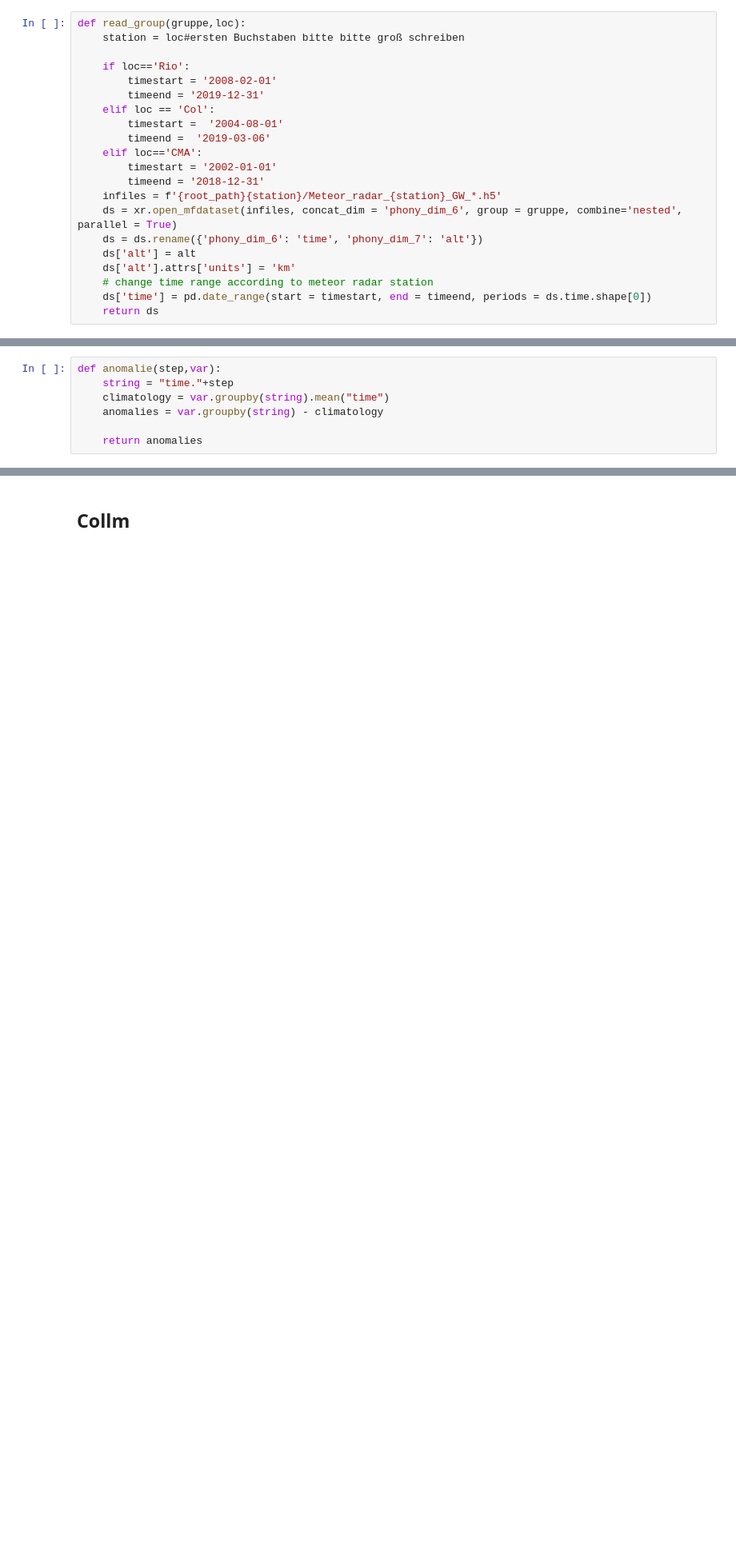
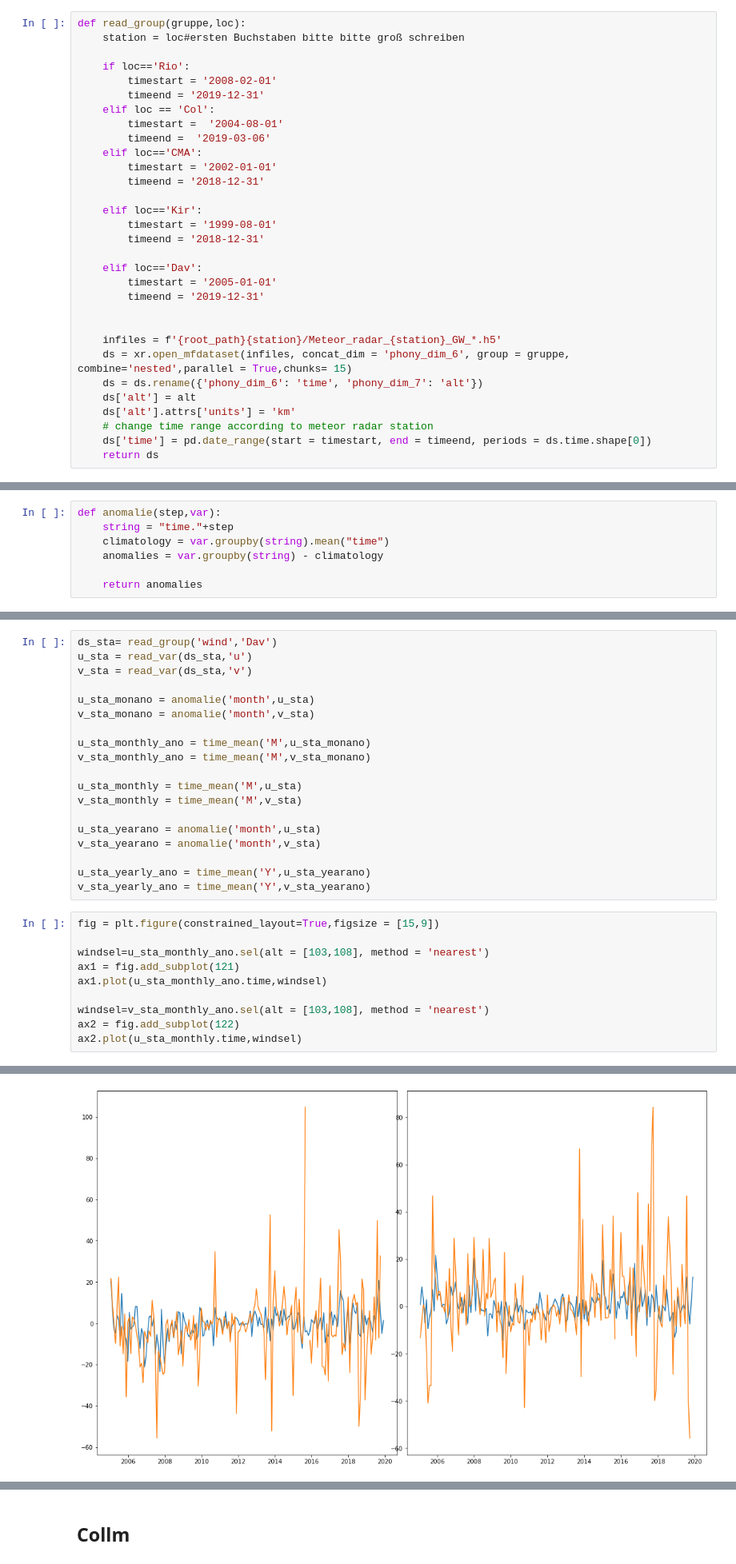
Before and after one commit to VACILT/trends_project, a Jupyter notebook: data_introduction_jason.ipynb, the cells around one changed output, grey strips where cells are left out. Shown at 80% size. Drawn from its saved outputs; the diff is of its cells as text; blank space fills up the shorter version.

Commit message:
chunks!

```diff
--- a/data_introduction_jason.ipynb
+++ b/data_introduction_jason.ipynb
@@ -119,8 +126,18 @@ def read_group(gruppe,loc):
     elif loc=='CMA':
         timestart = '2002-01-01'
         timeend = '2018-12-31'
+
+    elif loc=='Kir':
+        timestart = '1999-08-01'
+        timeend = '2018-12-31'
+
+    elif loc=='Dav':
+        timestart = '2005-01-01'
+        timeend = '2019-12-31'
+
+
     infiles = f'{root_path}{station}/Meteor_radar_{station}_GW_*.h5'
-    ds = xr.open_mfdataset(infiles, concat_dim = 'phony_dim_6', group = gruppe, combine='nested', parallel = True)
+    ds = xr.open_mfdataset(infiles, concat_dim = 'phony_dim_6', group = gruppe, combine='nested',parallel = True,chunks= 15)
     ds = ds.rename({'phony_dim_6': 'time', 'phony_dim_7': 'alt'})
     ds['alt'] = alt
     ds['alt'].attrs['units'] = 'km'
@@ -152,0 +172,30 @@ def anomalie(step,var):
+# %%
+ds_sta= read_group('wind','Dav')
+u_sta = read_var(ds_sta,'u')
+v_sta = read_var(ds_sta,'v')
+
+u_sta_monano = anomalie('month',u_sta)
+v_sta_monano = anomalie('month',v_sta)
+
+u_sta_monthly_ano = time_mean('M',u_sta_monano)
+v_sta_monthly_ano = time_mean('M',v_sta_monano)
+
+u_sta_monthly = time_mean('M',u_sta)
+v_sta_monthly = time_mean('M',v_sta)
+
+u_sta_yearano = anomalie('month',u_sta)
+v_sta_yearano = anomalie('month',v_sta)
+
+u_sta_yearly_ano = time_mean('Y',u_sta_yearano)
+v_sta_yearly_ano = time_mean('Y',v_sta_yearano)
+# %%
+fig = plt.figure(constrained_layout=True,figsize = [15,9])
+
+windsel=u_sta_monthly_ano.sel(alt = [103,108], method = 'nearest')
+ax1 = fig.add_subplot(121)
+ax1.plot(u_sta_monthly_ano.time,windsel)
+
+windsel=v_sta_monthly_ano.sel(alt = [103,108], method = 'nearest')
+ax2 = fig.add_subplot(122)
+ax2.plot(u_sta_monthly.time,windsel)
+# %% [output]
@@ -152,0 +204 @@ def anomalie(step,var):
+[figure, added]
```
Also changed, not shown: parts of 20 cells of this notebook.
